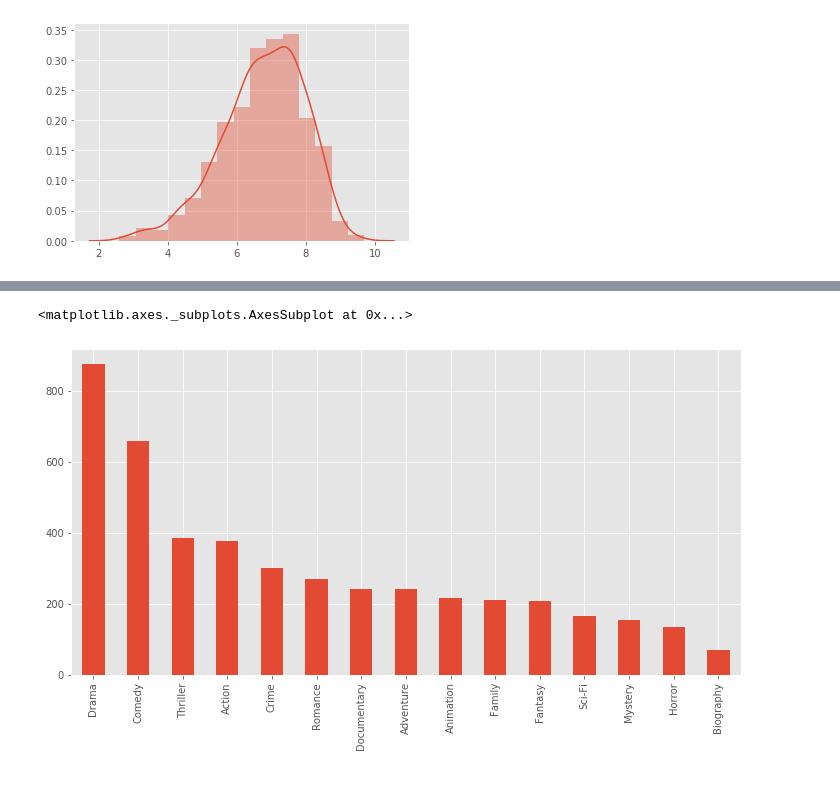
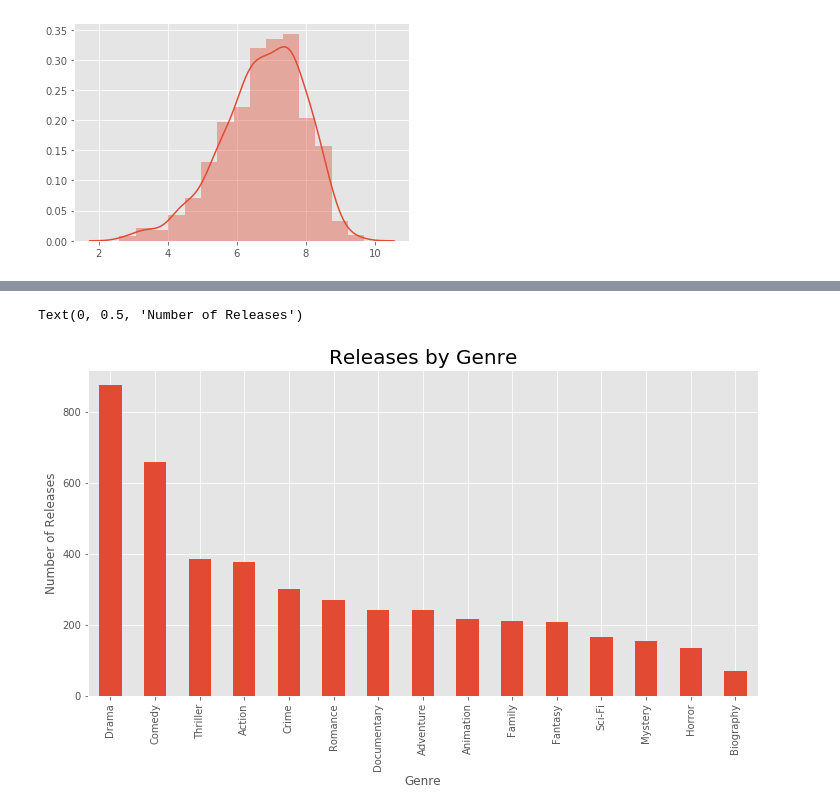
Before and after one commit to davidmz215/Netflix-Yearly-Data, a Jupyter notebook: WhatsOnNetflixDA.ipynb, the cells around one changed output, grey strips where cells are left out. Saved outputs shown, nothing was run; the diff lists cells and outputs as text; code cells hidden in the pictures; blank space fills up the shorter version.

```diff
--- a/WhatsOnNetflixDA.ipynb
+++ b/WhatsOnNetflixDA.ipynb
@@ -76,6 +99,9 @@ df_genres = df_genres.set_index("index")
 # %%
 plt.figure(figsize=(12,6))
 df_genres.genres.value_counts().sort_values(ascending=False).head(15).plot(kind='bar')
+plt.title('Releases by Genre', fontsize=20)
+plt.xlabel('Genre')
+plt.ylabel('Number of Releases')
 # %% [output]
-<matplotlib.axes._subplots.AxesSubplot at 0x...>
+Text(0, 0.5, 'Number of Releases')
-[figure, old version]
+[figure, new version]
```
Also changed, not shown: parts of 11 cells of this notebook.
